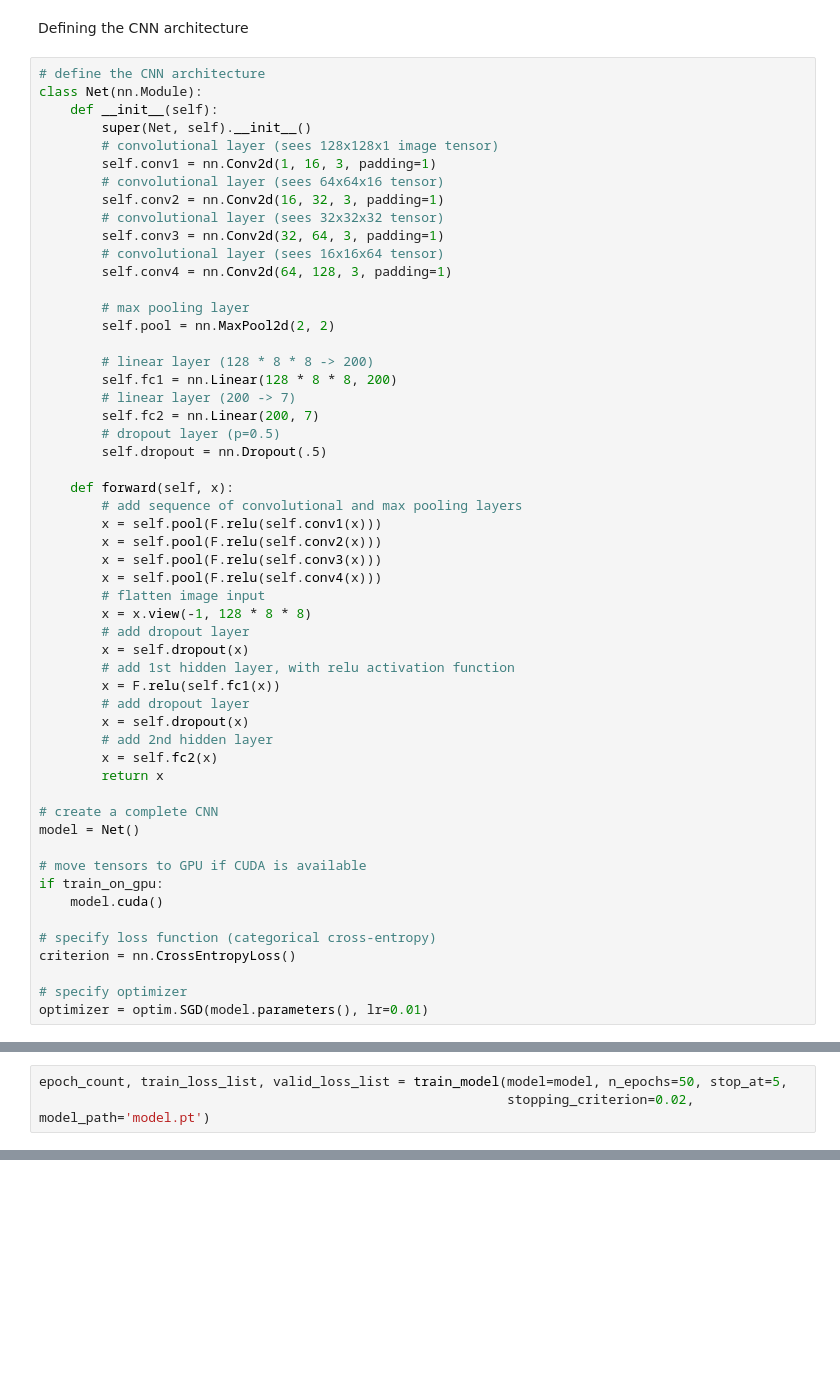
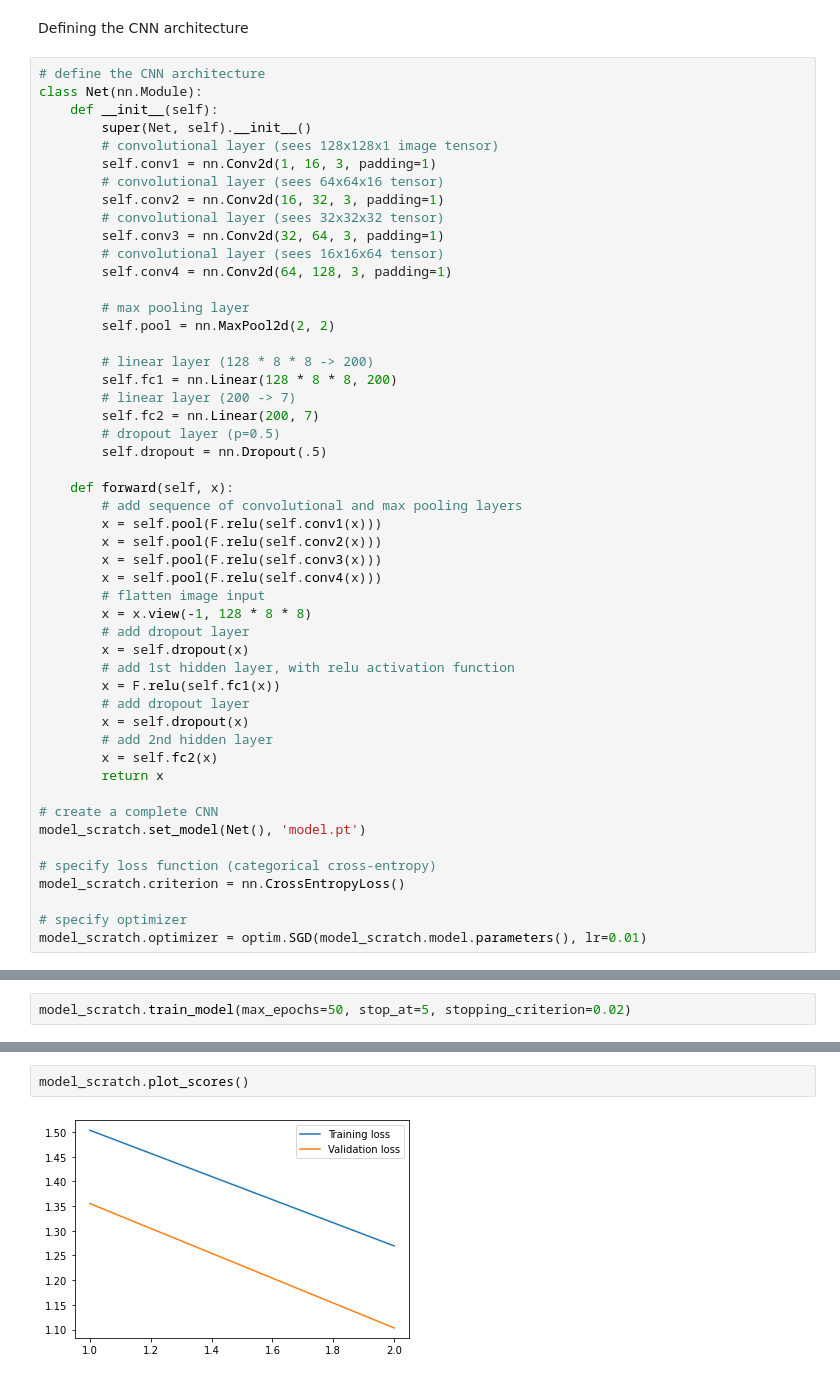
Before and after one commit to mwilkens1/deep-rocking, a Jupyter notebook: train_model.ipynb, the cells around one changed output, grey strips where cells are left out. Drawn from its saved outputs; the diff is of its cells as text; blank space fills up the shorter version.

```diff
--- a/train_model.ipynb
+++ b/train_model.ipynb
@@ -145,14 +126,10 @@ class Net(nn.Module):
         return x
 
 # create a complete CNN
-model = Net()
-
-# move tensors to GPU if CUDA is available
-if train_on_gpu:
-    model.cuda()
+model_scratch.set_model(Net(), 'model.pt')
 
 # specify loss function (categorical cross-entropy)
-criterion = nn.CrossEntropyLoss()
+model_scratch.criterion = nn.CrossEntropyLoss()
 
 # specify optimizer
-optimizer = optim.SGD(model.parameters(), lr=0.01)
+model_scratch.optimizer = optim.SGD(model_scratch.model.parameters(), lr=0.01)
@@ -269,5 +138,4 @@ Train model
 # %%
-epoch_count, train_loss_list, valid_loss_list = train_model(model=model, n_epochs=50, stop_at=5,
-                                                            stopping_criterion=0.02, model_path='model.pt')
+model_scratch.train_model(max_epochs=50, stop_at=5, stopping_criterion=0.02)
 # %% [output]
  Epoch: 1       100.00% completed
@@ -362,0 +155,4 @@ test_loader = torch.utils.data.DataLoader(test_data, batch_size=batch_size, shuf
+# %%
+model_scratch.plot_scores()
+# %% [output]
+[figure, added]
```
Also changed, not shown: parts of 25 cells of this notebook, 1 other file.
